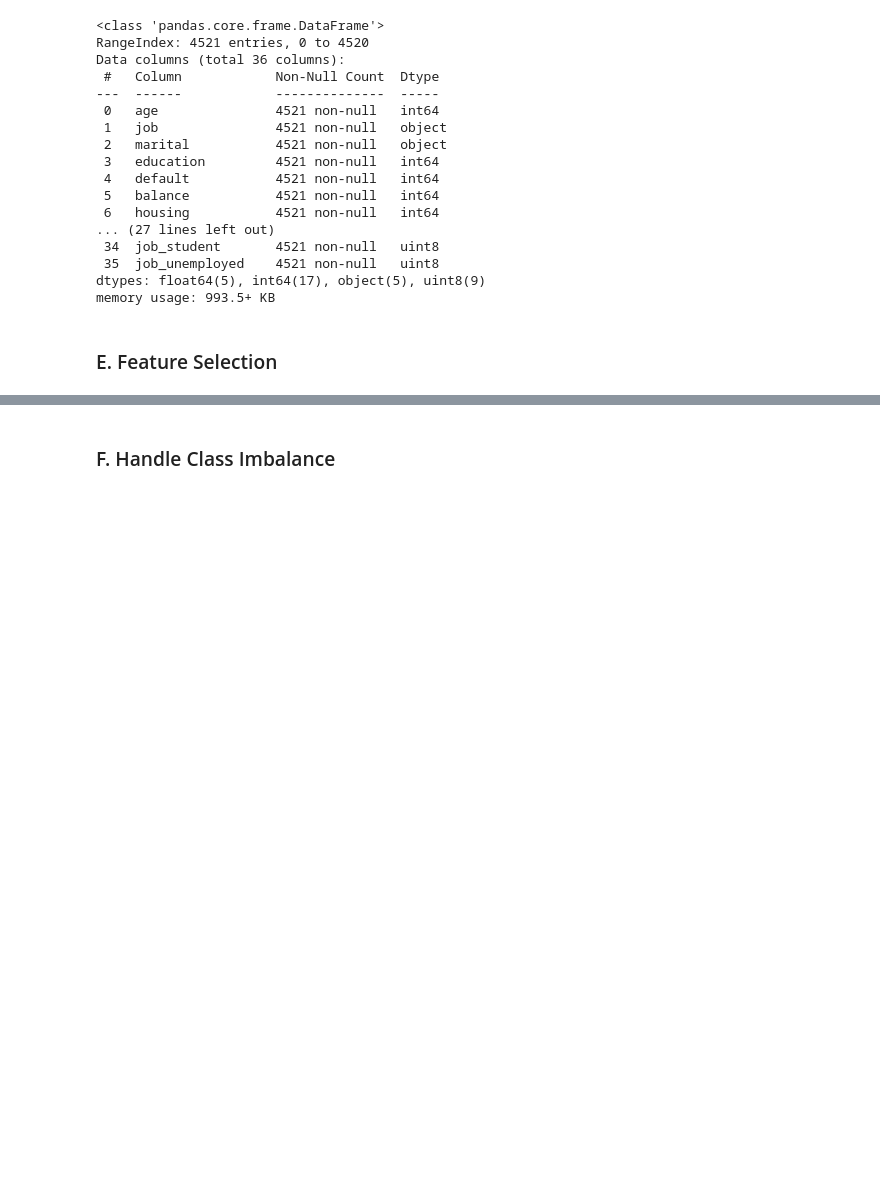
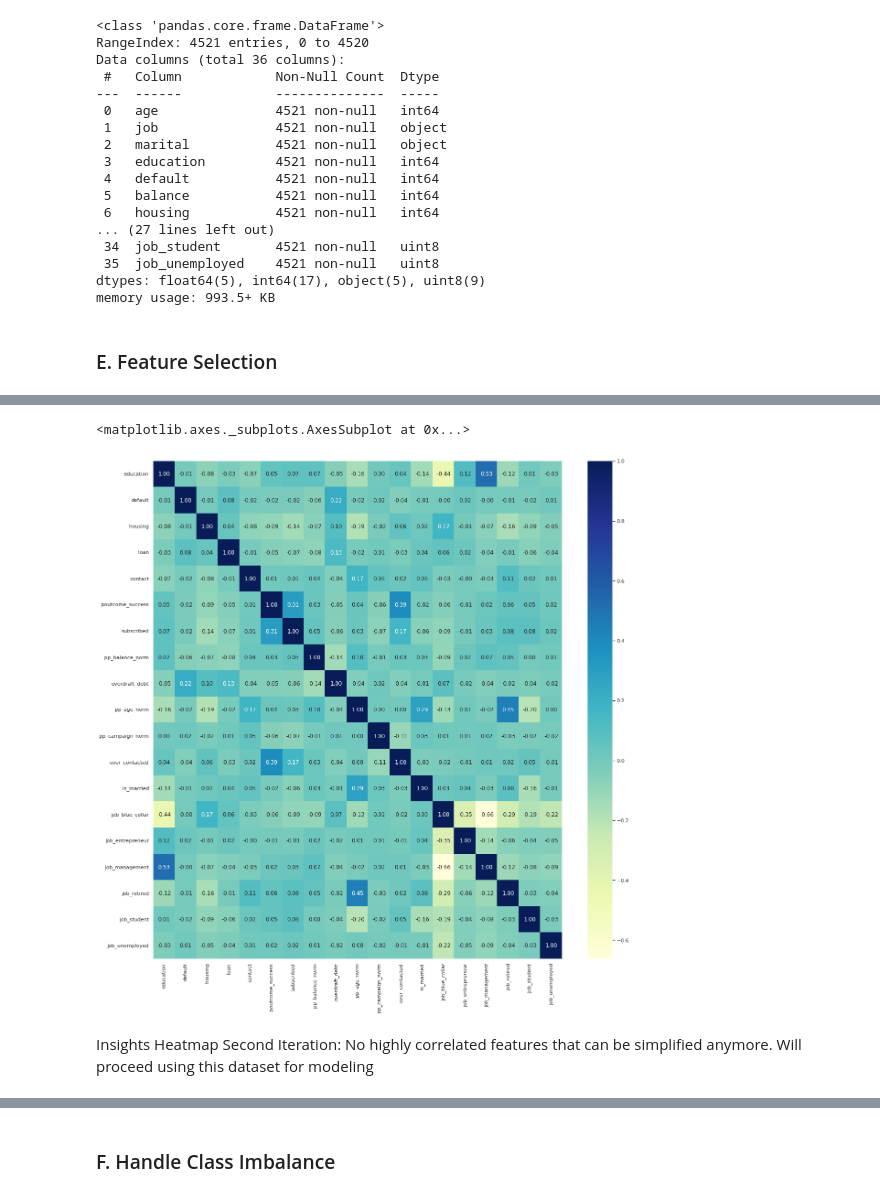
Before and after one commit to ChangCorp/finalproject, a Jupyter notebook: ChangCorp_Stage_2_Version_2.ipynb, the cells around one changed output, grey strips where cells are left out. Cells and saved outputs as stored; diff of their text form; code cells hidden in the pictures; blank space fills up the shorter version.

```diff
--- a/ChangCorp_Stage_2_Version_2.ipynb
+++ b/ChangCorp_Stage_2_Version_2.ipynb
@@ -932,0 +946,44 @@ df_train_fin = df_train[['education',
+# %%
+# Second Iteration, dropping original features
+
+# Label Encoding for Marital
+df_train.loc[(df_train.marital == "married"),"is_married"] = 1
+df_train.loc[(df_train.marital == "single") ,"is_married"] = 0
+df_train.loc[(df_train.marital == "divorced"),"is_married"] = 0
+
+df_train.is_married = df_train.is_married.astype(int)
+
+df_train_fin2 = df_train[['education',
+                         'default',
+                         'housing',
+                         'loan',
+                         'contact',
+                         'poutcome_success',
+                         'subscribed',
+                         'pp_balance_norm',
+                         'overdraft_debt',
+                         'pp_age_norm',
+                         'pp_campaign_norm',
+                        #  'recency_pdays',
+                         'ever_contacted',
+                        #  'pp_previous_norm',
+                        #  'marital_divorced',
+                        #  'marital_married',
+                        #  'marital_single',
+                         'is_married',
+                         'job_blue_collar',
+                         'job_entrepreneur',
+                         'job_management',
+                         'job_retired',
+                         'job_student',
+                         'job_unemployed'
+]]
+# %%
+# Features Correlation Heatmap
+sns.set (rc = {'figure.figsize':(20, 20)})
+sns.heatmap(df_train_fin2.corr(), cmap='YlGnBu', annot=True, fmt='.2f')
+# %% [output]
+<matplotlib.axes._subplots.AxesSubplot at 0x...>
+[figure, added]
+# %% [markdown]
+Insights Heatmap Second Iteration: No highly correlated features that can be simplified anymore. Will proceed using this dataset for modeling
```
Also changed, not shown: parts of 11 cells of this notebook.
